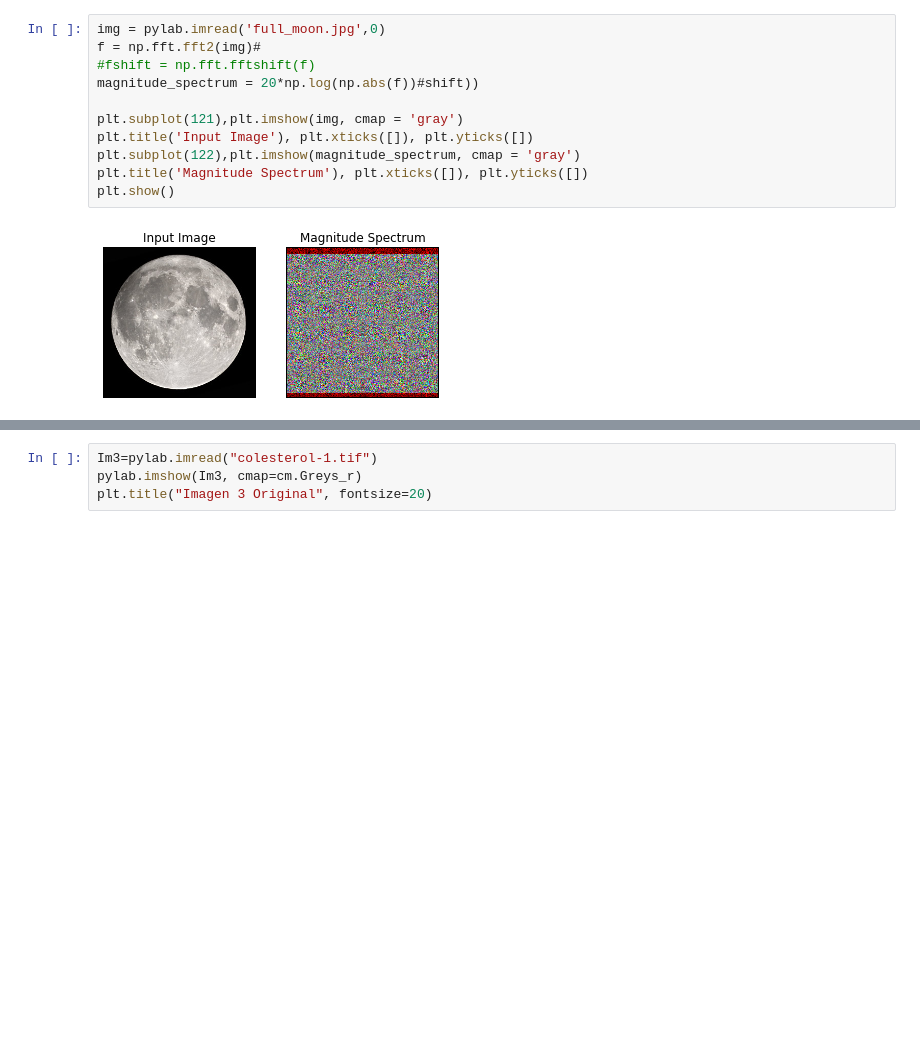
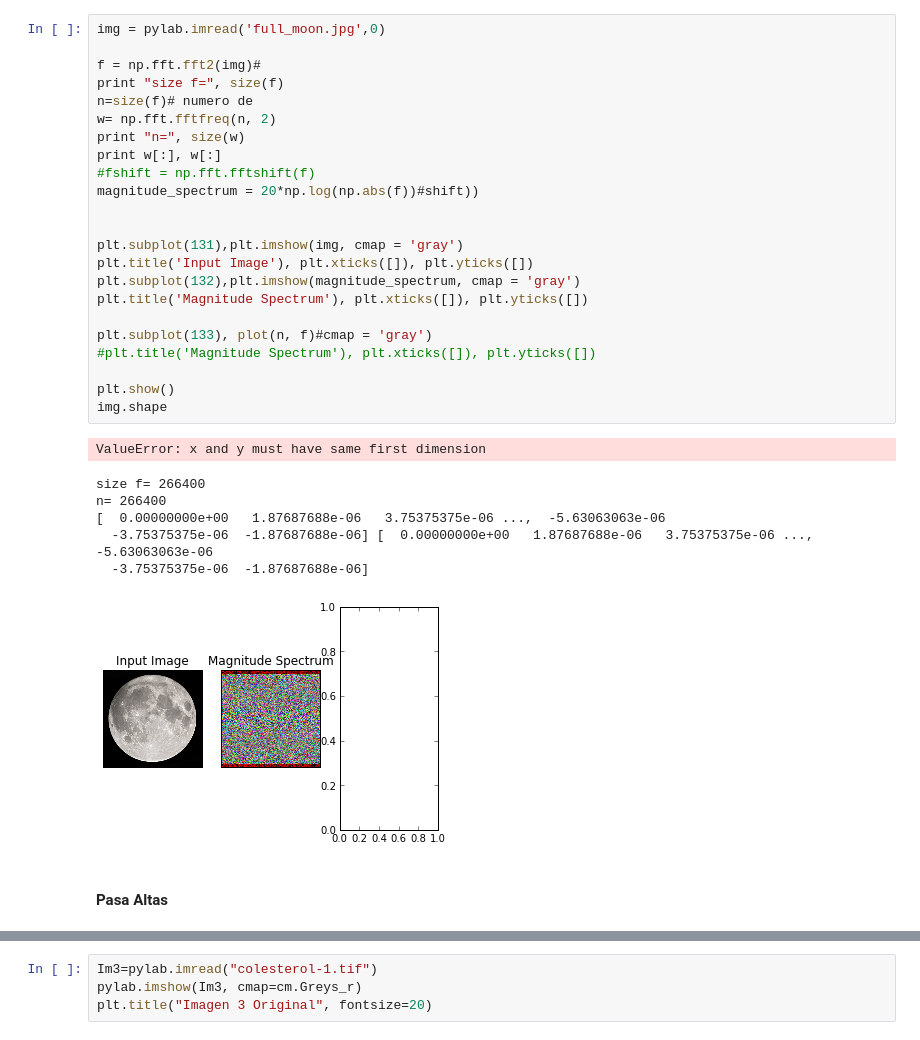
Before and after one commit to natalycr/GithubComputacionalTareas, a Jupyter notebook: CastilloFarfan_hw5/Punto1.ipynb, the cells around one changed output, grey strips where cells are left out. Saved outputs shown, nothing was run; the diff lists cells and outputs as text; blank space fills up the shorter version.

```diff
--- a/CastilloFarfan_hw5/Punto1.ipynb
+++ b/CastilloFarfan_hw5/Punto1.ipynb
@@ -17,17 +26,37 @@ pylab.gray()
 [figure]
 # %%
 img = pylab.imread('full_moon.jpg',0)
+
 f = np.fft.fft2(img)#
+print "size f=", size(f)
+n=size(f)# numero de
+w= np.fft.fftfreq(n, 2)
+print "n=", size(w)
+print w[:], w[:]
 #fshift = np.fft.fftshift(f)
 magnitude_spectrum = 20*np.log(np.abs(f))#shift))
 
-plt.subplot(121),plt.imshow(img, cmap = 'gray')
+
+plt.subplot(131),plt.imshow(img, cmap = 'gray')
 plt.title('Input Image'), plt.xticks([]), plt.yticks([])
-plt.subplot(122),plt.imshow(magnitude_spectrum, cmap = 'gray')
+plt.subplot(132),plt.imshow(magnitude_spectrum, cmap = 'gray')
 plt.title('Magnitude Spectrum'), plt.xticks([]), plt.yticks([])
+
+plt.subplot(133), plot(n, f)#cmap = 'gray')
+#plt.title('Magnitude Spectrum'), plt.xticks([]), plt.yticks([])
+
 plt.show()
+img.shape
 # %% [output]
+ValueError: x and y must have same first dimension
+size f= 266400
+n= 266400
+[  0.00000000e+00   1.87687688e-06   3.75375375e-06 ...,  -5.63063063e-06
+  -3.75375375e-06  -1.87687688e-06] [  0.00000000e+00   1.87687688e-06   3.75375375e-06 ...,  -5.63063063e-06
+  -3.75375375e-06  -1.87687688e-06]
-[figure, old version]
+[figure, new version]
+# %% [markdown]
+#### Pasa Altas
 # %%
 rows, cols, capas = img.shape
 crow,ccol = rows , cols
```
Also changed, not shown: parts of 16 cells of this notebook, 7 other files.
